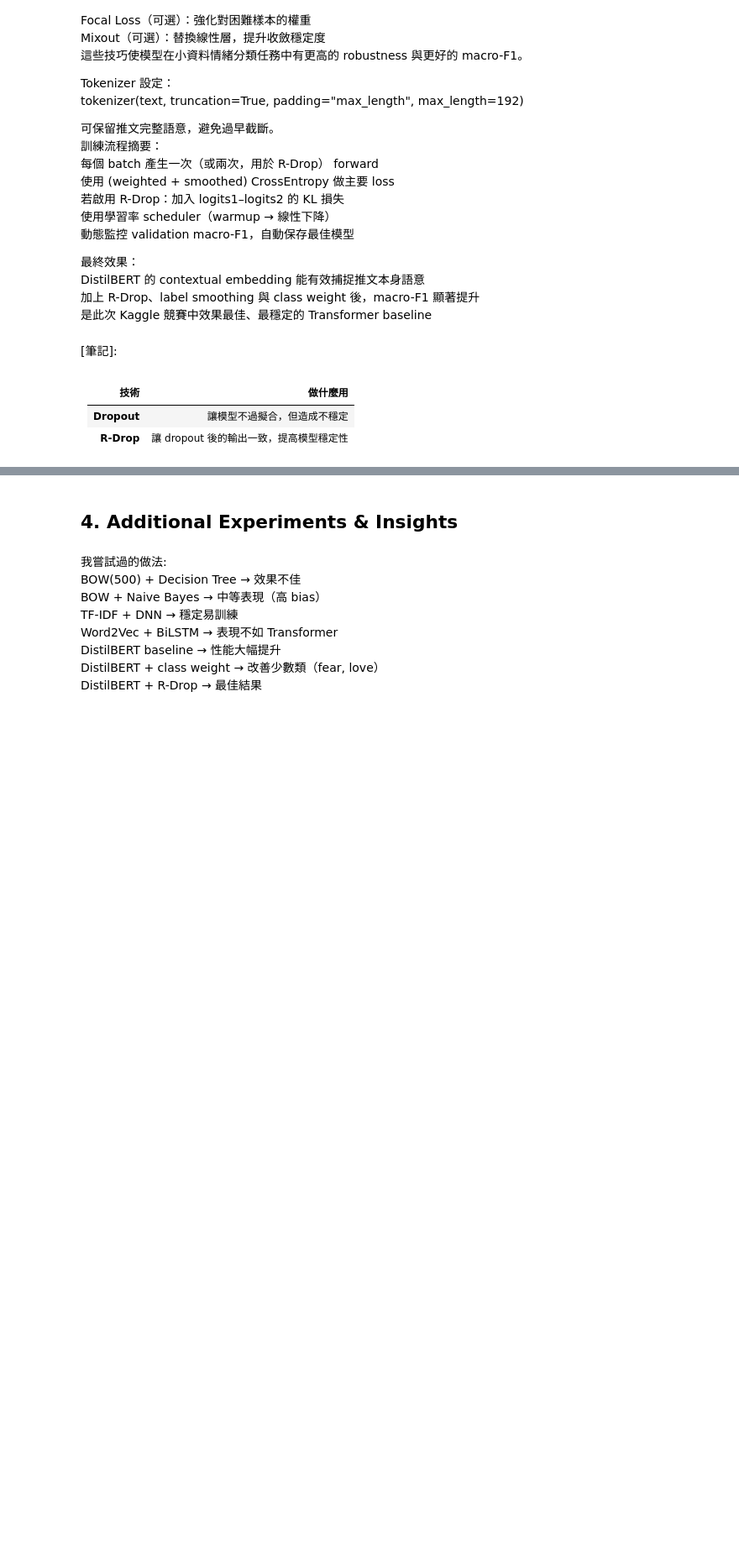
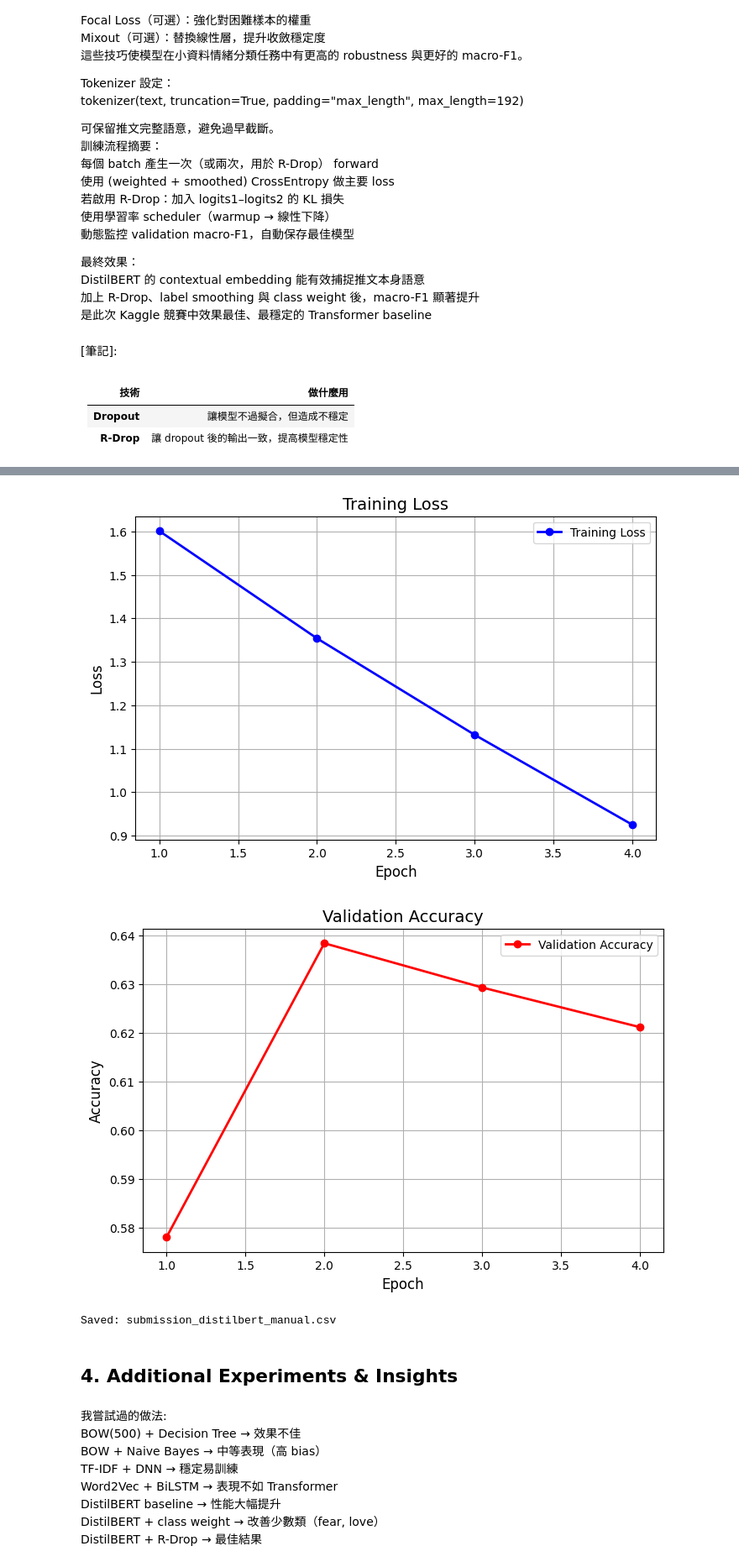
Before and after one commit to Jimmy030199/DM2025-Lab2-Exercise-main, a Jupyter notebook: DM2025-Lab2-Homework.ipynb, the cells around one changed output, grey strips where cells are left out. Shown at 84% size. Saved outputs shown, nothing was run; the diff lists cells and outputs as text; code cells hidden in the pictures; blank space fills up the shorter version.

```diff
--- a/DM2025-Lab2-Homework.ipynb
+++ b/DM2025-Lab2-Homework.ipynb
@@ -1827,0 +1822,52 @@ Final Validation: {'accuracy': 0.638442263520568, 'f1': 0.5142036840038317}
+# %%
+%pip install matplotlib
+import matplotlib.pyplot as plt
+
+# 設定 Epochs (X軸)
+epochs_range = range(1, len(history["train_loss"]) + 1)
+
+# ===========================
+# 圖 1: Training Loss
+# ===========================
+plt.figure(figsize=(8, 5))
+plt.plot(epochs_range, history["train_loss"], 'b-o', label='Training Loss', linewidth=2)
+plt.title('Training Loss', fontsize=14)
+plt.xlabel('Epoch', fontsize=12)
+plt.ylabel('Loss', fontsize=12)
+plt.legend()
+plt.grid(True)
+plt.show()
+
+# ===========================
+# 圖 2: Validation Accuracy
+# ===========================
+plt.figure(figsize=(8, 5))
+plt.plot(epochs_range, history["val_acc"], 'r-o', label='Validation Accuracy', linewidth=2)
+plt.title('Validation Accuracy', fontsize=14)
+plt.xlabel('Epoch', fontsize=12)
+plt.ylabel('Accuracy', fontsize=12)
+plt.legend()
+plt.grid(True)
+plt.show()
+
+# ===========================
+# 10) Predict on test
+# ===========================
+model.eval()
+all_preds = []
+
+with torch.no_grad():
+    for batch in test_loader:
+        input_ids = batch["input_ids"].to(device)
+        attention_mask = batch["attention_mask"].to(device)
+
+        outputs = model(input_ids=input_ids, attention_mask=attention_mask)
+        preds = outputs.logits.argmax(dim=-1)
+        all_preds.extend(preds.cpu().numpy())
+
+labels = le.inverse_transform(all_preds)
+
+sub = pd.DataFrame({"id": test_df["id"], "emotion": labels})
+sub.to_csv("submission_distilbert_manual.csv", index=False, encoding="utf-8-sig")
+print("Saved: submission_distilbert_manual.csv")
+# %% [output]
@@ -1828,3 +1891,6 @@ Final Validation: {'accuracy': 0.638442263520568, 'f1': 0.5142036840038317}
+[figure, added]
+[figure, added]
+Saved: submission_distilbert_manual.csv
 # %% [markdown]
 ## 4. Additional Experiments & Insights
 # %% [markdown]
```
Also changed, not shown: parts of 10 cells of this notebook, 5 other files.
